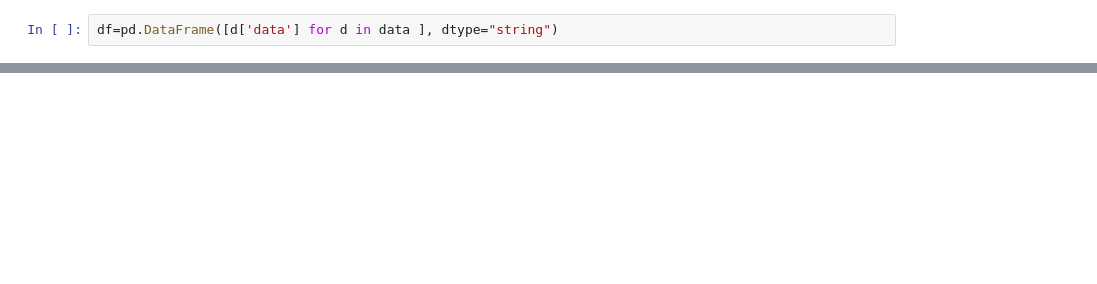
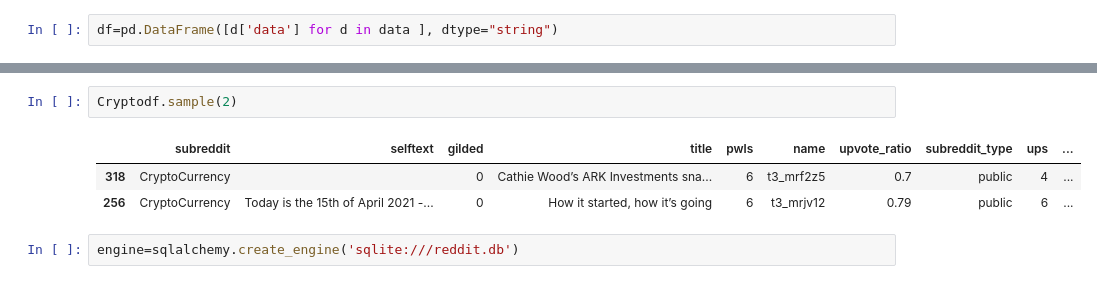
Before and after one commit to Aprieto7/ETL-Project, a Jupyter notebook: RedditETL.ipynb, the cells around one changed output, grey strips where cells are left out. Cells and saved outputs as stored; diff of their text form; blank space fills up the shorter version.

```diff
--- a/RedditETL.ipynb
+++ b/RedditETL.ipynb
@@ -158,0 +167,8 @@ dtype: bool
+# %%
+Cryptodf.sample(2)
+# %% [output]
+|  | subreddit | selftext | gilded | title | pwls | name | upvote_ratio | subreddit_type | ups | ... |
+| 318 | CryptoCurrency |  | 0 | Cathie Wood’s ARK Investments sna... | 6 | t3_mrf2z5 | 0.7 | public | 4 | ... |
+| 256 | CryptoCurrency | Today is the 15th of April 2021 -... | 0 | How it started, how it’s going | 6 | t3_mrjv12 | 0.79 | public | 6 | ... |
+# %%
+engine=sqlalchemy.create_engine('sqlite:///reddit.db')
```
Also changed, not shown: parts of 16 cells of this notebook, 1 other file.
